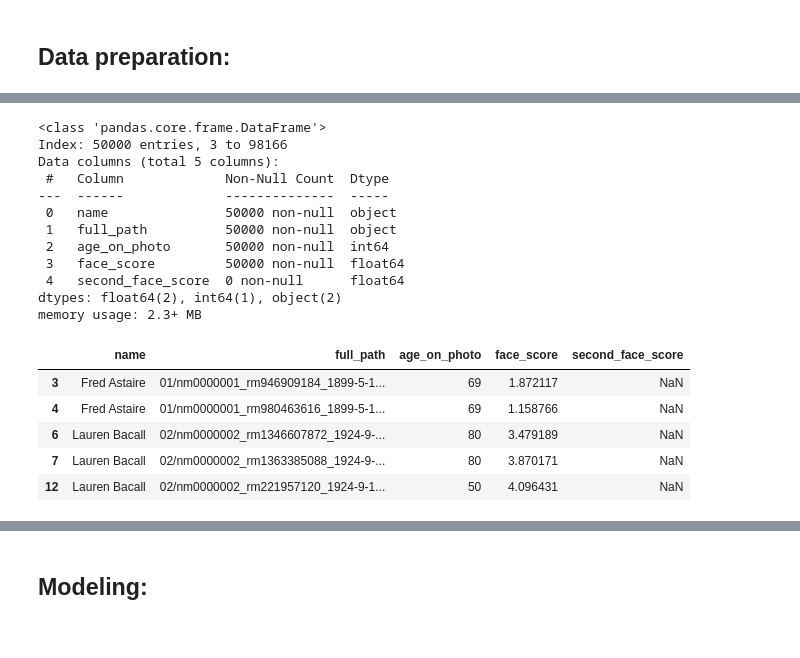
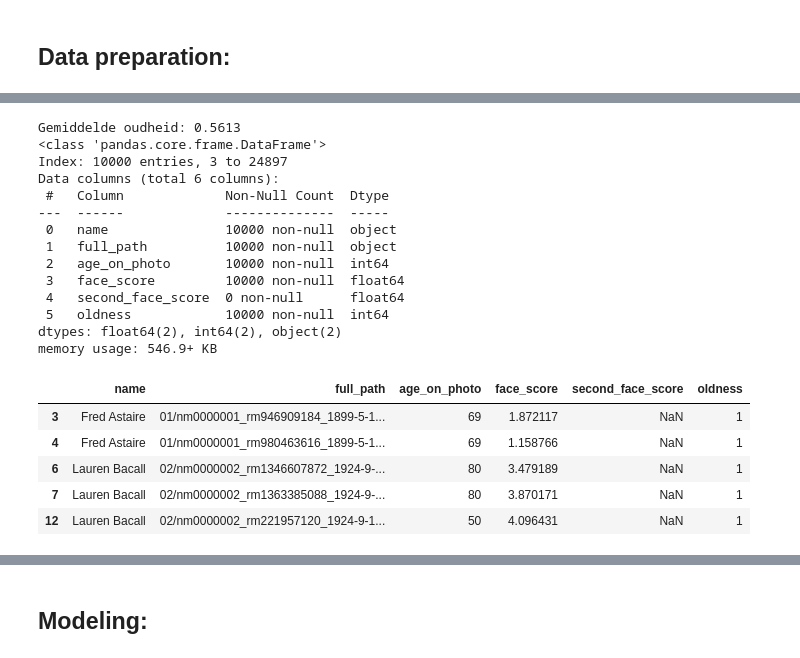
Before and after one commit to usadson/machine-learning, a Jupyter notebook: Thema 2/Huiswerk.ipynb, the cells around one changed output, grey strips where cells are left out. Cells and saved outputs as stored; diff of their text form; code cells hidden in the pictures.

```diff
--- a/Thema 2/Huiswerk.ipynb
+++ b/Thema 2/Huiswerk.ipynb
@@ -103,42 +106,52 @@ df = pd.DataFrame(data={
 })
 # %%
 #schoon de dataset op op basis van de bij de business understanding gegeven criteria.
+
+OLDNESS_THRESHOLD = 42
 
 ## Filter: check of mensen minsten 21 jaar oud zijn
 df_filtered = df[df['age_on_photo'] >= 21]
 
 ## Filter: alleen foto's waar gezichten op gevonden zijn
 #       face_score: detector score (the higher the better).
 #                   Inf implies that no face was found in the image and the face_location then just returns the entire image
 df_filtered = df_filtered[df_filtered['face_score'] != np.Infinity]
+df_filtered = df_filtered[df_filtered['face_score'] != -np.Infinity]
 
 ## Filter: alleen foto's waar maar een gezicht op staat
 ##      second_face_score: detector score of the face with the second highest score.
 #                          This is useful to ignore images with more than one face.
 #                          second_face_score is NaN if no second face was detected.
 df_filtered = df_filtered[pd.isna(df_filtered['second_face_score'])]
 
+df_filtered['oldness'] = df_filtered.apply(lambda row: int(row.age_on_photo >= OLDNESS_THRESHOLD), axis=1)
+
 ## Filter: max 50000
-df_filtered = df_filtered.head(50000)
+COUNT = 10000
+df_filtered = df_filtered.head(COUNT)
+
+print(f"Gemiddelde oudheid: {df_filtered['oldness'].mean()}")
 
 df_filtered.info()
 df_filtered.head()
 # %% [output]
+Gemiddelde oudheid: 0.5613
 <class 'pandas.core.frame.DataFrame'>
-Index: 50000 entries, 3 to 98166
-Data columns (total 5 columns):
+Index: 10000 entries, 3 to 24897
+Data columns (total 6 columns):
  #   Column             Non-Null Count  Dtype
 ---  ------             --------------  -----
- 0   name               50000 non-null  object
- 1   full_path          50000 non-null  object
- 2   age_on_photo       50000 non-null  int64
- 3   face_score         50000 non-null  float64
+ 0   name               10000 non-null  object
+ 1   full_path          10000 non-null  object
+ 2   age_on_photo       10000 non-null  int64
+ 3   face_score         10000 non-null  float64
  4   second_face_score  0 non-null      float64
-dtypes: float64(2), int64(1), object(2)
-memory usage: 2.3+ MB
+ 5   oldness            10000 non-null  int64
+dtypes: float64(2), int64(2), object(2)
+memory usage: 546.9+ KB
-|  | name | full_path | age_on_photo | face_score | second_face_score |
-| 3 | Fred Astaire | 01/nm0000001_rm946909184_1899-5-1... | 69 | 1.872117 | NaN |
-| 4 | Fred Astaire | 01/nm0000001_rm980463616_1899-5-1... | 69 | 1.158766 | NaN |
-| 6 | Lauren Bacall | 02/nm0000002_rm1346607872_1924-9-... | 80 | 3.479189 | NaN |
-| 7 | Lauren Bacall | 02/nm0000002_rm1363385088_1924-9-... | 80 | 3.870171 | NaN |
-| 12 | Lauren Bacall | 02/nm0000002_rm221957120_1924-9-1... | 50 | 4.096431 | NaN |
+|  | name | full_path | age_on_photo | face_score | second_face_score | oldness |
+| 3 | Fred Astaire | 01/nm0000001_rm946909184_1899-5-1... | 69 | 1.872117 | NaN | 1 |
+| 4 | Fred Astaire | 01/nm0000001_rm980463616_1899-5-1... | 69 | 1.158766 | NaN | 1 |
+| 6 | Lauren Bacall | 02/nm0000002_rm1346607872_1924-9-... | 80 | 3.479189 | NaN | 1 |
+| 7 | Lauren Bacall | 02/nm0000002_rm1363385088_1924-9-... | 80 | 3.870171 | NaN | 1 |
+| 12 | Lauren Bacall | 02/nm0000002_rm221957120_1924-9-1... | 50 | 4.096431 | NaN | 1 |
```
Also changed, not shown: parts of 21 cells of this notebook, 2 other files.
